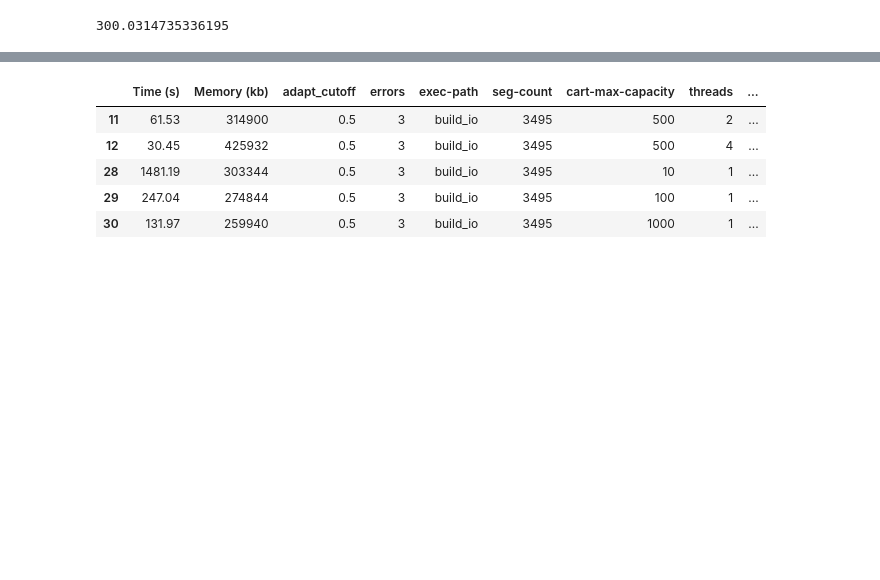
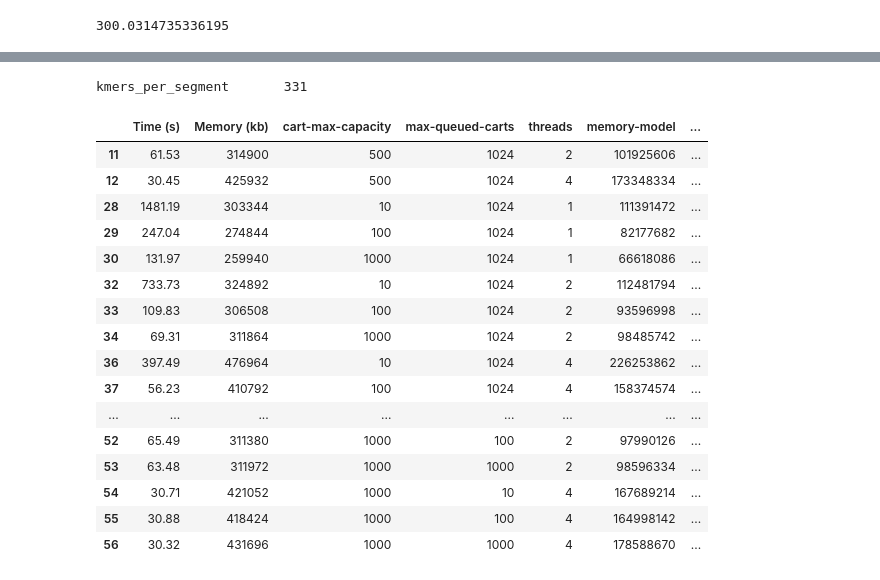
Before and after one commit to eaasna/DREAM-stellar-benchmark, a Jupyter notebook: work-python/markov/Memory peak.ipynb, the cells around one changed output, grey strips where cells are left out. Drawn from its saved outputs; the diff is of its cells as text; code cells hidden in the pictures; blank space fills up the shorter version.

```diff
--- a/work-python/markov/Memory peak.ipynb
+++ b/work-python/markov/Memory peak.ipynb
@@ -26,11 +47,11 @@ for col in more.columns:
 
 to_remove.append(14)
 more.drop(to_remove, axis = 1, inplace = True)
-more.columns = ["exec-path", "seg-count", "cart-max-capacity", "threads", "output-path"]
+more.columns = ["exec-path", "seg-count", "cart-max-capacity", "max-queued-carts", "threads", "output-path"]
 more["exec-path"] = more["exec-path"].str.removeprefix("/group/ag_abi/evelina/valik/")
 more["exec-path"] = more["exec-path"].str.removesuffix("/bin/dream-stellar search ")
 
-for col in ["seg-count", "cart-max-capacity", "threads"]:
+for col in ["seg-count", "cart-max-capacity", "max-queued-carts", "threads"]:
     more[col] = more[col].str.removeprefix(col)
 
 col = "output-path"
@@ -52,5 +73,5 @@ more.head()
 # %%
 df = df.merge(more, how = "outer", left_index = True, right_index = True)
-df = df.astype({'Memory (kb)': 'int64', "seg-count": 'int32', "cart-max-capacity": 'int32', "threads": 'int8'})
+df = df.astype({'Memory (kb)': 'int64', "seg-count": 'int32', "cart-max-capacity": 'int32', "threads": 'int64', "max-queued-carts" : 'int32'})
 df.head()
 # %% [output]
@@ -74,6 +96,6 @@ query_size = 1048610
 min_len = 50
 # %%
 df = df[df["seg-count"]>100]
-df = df[df["cart-max-capacity"] > 1]
+#df = df[df["cart-max-capacity"] > 1]
 df.head()
 # %% [output]
@@ -91,5 +113,5 @@ df.head()
 build = df[df["exec-path"] == "build"].copy()
 build.drop(["adapt_cutoff", "errors", "exec-path", "seg-count", "ref-size", "er"], axis = 1, inplace = True)
 io = df[df["exec-path"] == "build_io"].copy()
-build.drop(["adapt_cutoff", "errors", "exec-path", "seg-count", "ref-size", "er"], axis = 1, inplace = True)
+io.drop(["adapt_cutoff", "errors", "exec-path", "seg-count", "ref-size", "er"], axis = 1, inplace = True)
 # %%
@@ -107,13 +150,33 @@ build.head()
 # %%
-data = io
-data["memory-model"] = (data["Memory (kb)"] - (ibf_size + query_size) / 1024).astype(int)
-data["memory-model"] = data["memory-model"] - data["cart-max-capacity"] * query_size / df["seg-count"].iloc[0] / 1024
-data["memory-model-error"] = np.round((1 - data["memory-model"] / data["Memory (kb)"]) * 100, 2)
-data.head()
+data = io.copy()
+data = data[data["cart-max-capacity"] > 1]
+ref_seg_count = 10
+data["memory-model"] = (data["Memory (kb)"] * 1024 - (ibf_size + data["threads"] * 2 * database_size / ref_seg_count + query_size)).astype(int)
+
+seg_len = query_size / df["seg-count"].iloc[0] + min_len
+kmers_per_segment = int(seg_len - window_size + 1)
+print("kmers_per_segment\t" + str(kmers_per_segment))
+data["max-kmer-indexes-size"] = (data["threads"] * data["cart-max-capacity"] * kmers_per_segment).astype(int)
+data["kmer-indexes-frac"] = np.round(data["max-kmer-indexes-size"] / (data["Memory (kb)"] * 1024), 2)
+data["memory-model"] = np.round(data["memory-model"] - data["max-kmer-indexes-size"])
+data["memory-model-error (%)"] = np.round((data["memory-model"] / (data["Memory (kb)"] * 1024)) * 100, 2)
+data
 # %% [output]
+kmers_per_segment       331
-|  | Time (s) | Memory (kb) | adapt_cutoff | errors | exec-path | seg-count | cart-max-capacity | threads | ... |
-| 11 | 61.53 | 314900 | 0.5 | 3 | build_io | 3495 | 500 | 2 | ... |
-| 12 | 30.45 | 425932 | 0.5 | 3 | build_io | 3495 | 500 | 4 | ... |
-| 28 | 1481.19 | 303344 | 0.5 | 3 | build_io | 3495 | 10 | 1 | ... |
-| 29 | 247.04 | 274844 | 0.5 | 3 | build_io | 3495 | 100 | 1 | ... |
-| 30 | 131.97 | 259940 | 0.5 | 3 | build_io | 3495 | 1000 | 1 | ... |
+|  | Time (s) | Memory (kb) | cart-max-capacity | max-queued-carts | threads | memory-model | ... |
+| 11 | 61.53 | 314900 | 500 | 1024 | 2 | 101925606 | ... |
+| 12 | 30.45 | 425932 | 500 | 1024 | 4 | 173348334 | ... |
+| 28 | 1481.19 | 303344 | 10 | 1024 | 1 | 111391472 | ... |
+| 29 | 247.04 | 274844 | 100 | 1024 | 1 | 82177682 | ... |
+| 30 | 131.97 | 259940 | 1000 | 1024 | 1 | 66618086 | ... |
+| 32 | 733.73 | 324892 | 10 | 1024 | 2 | 112481794 | ... |
+| 33 | 109.83 | 306508 | 100 | 1024 | 2 | 93596998 | ... |
+| 34 | 69.31 | 311864 | 1000 | 1024 | 2 | 98485742 | ... |
+| 36 | 397.49 | 476964 | 10 | 1024 | 4 | 226253862 | ... |
+| 37 | 56.23 | 410792 | 100 | 1024 | 4 | 158374574 | ... |
+| ... | ... | ... | ... | ... | ... | ... | ... |
+| 52 | 65.49 | 311380 | 1000 | 100 | 2 | 97990126 | ... |
+| 53 | 63.48 | 311972 | 1000 | 1000 | 2 | 98596334 | ... |
+| 54 | 30.71 | 421052 | 1000 | 10 | 4 | 167689214 | ... |
+| 55 | 30.88 | 418424 | 1000 | 100 | 4 | 164998142 | ... |
+| 56 | 30.32 | 431696 | 1000 | 1000 | 4 | 178588670 | ... |
```
Also changed, not shown: parts of 12 cells of this notebook, 2 other files.
